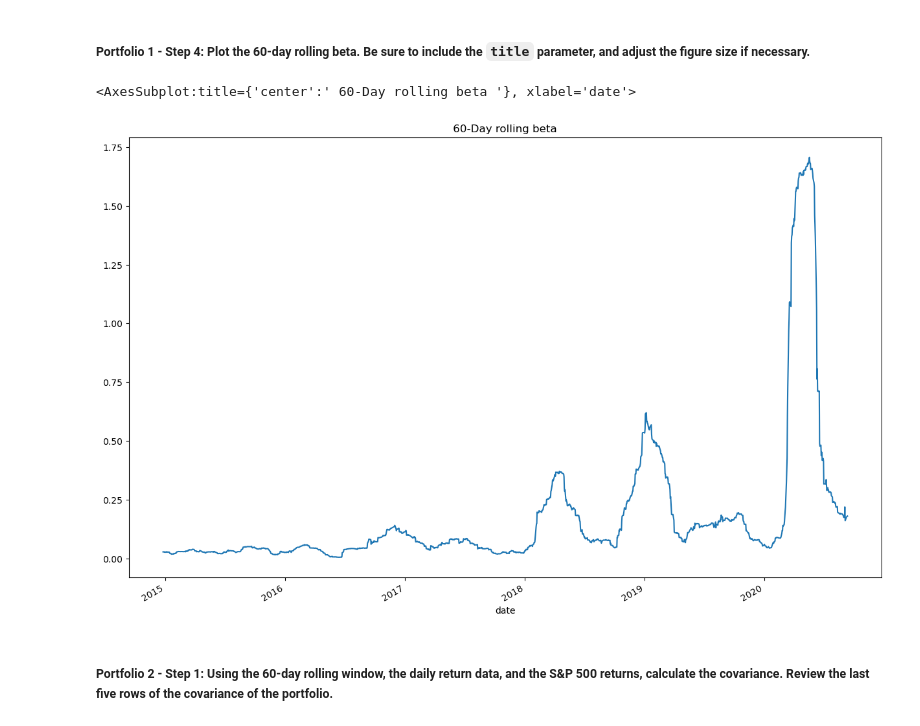
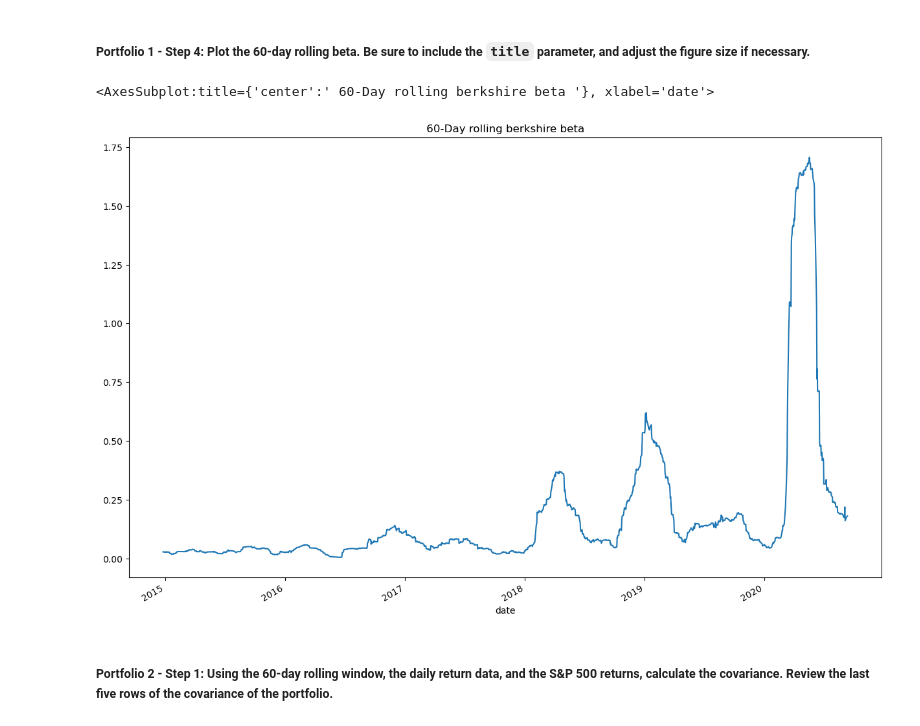
Before and after one commit to arianamoreno13/Challenge_4, a Jupyter notebook: challenge_4/risk_return_analysis.ipynb, the cells around one changed output. Saved outputs shown, nothing was run; the diff lists cells and outputs as text; code cells hidden in the pictures.

```diff
--- a/challenge_4/risk_return_analysis.ipynb
+++ b/challenge_4/risk_return_analysis.ipynb
@@ -464,10 +464,10 @@ berkshire_beta.mean()
 # %%
 # Plot the rolling beta
 # Include a title parameter and adjust the figure size
-berkshire_beta.plot(figsize=(15,10), title=" 60-Day rolling beta ")
+berkshire_beta.plot(figsize=(15,10), title=" 60-Day rolling berkshire beta ")
 # %% [output]
-<AxesSubplot:title={'center':' 60-Day rolling beta '}, xlabel='date'>
+<AxesSubplot:title={'center':' 60-Day rolling berkshire beta '}, xlabel='date'>
-[figure, old version]
+[figure, new version]
 # %% [markdown]
 ##### Portfolio 2 - Step 1: Using the 60-day rolling window, the daily return data, and the S&P 500 returns, calculate the covariance. Review the last five rows of the covariance of the portfolio.
 # %%
```
Also changed, not shown: parts of 10 cells of this notebook, 1 other file.
